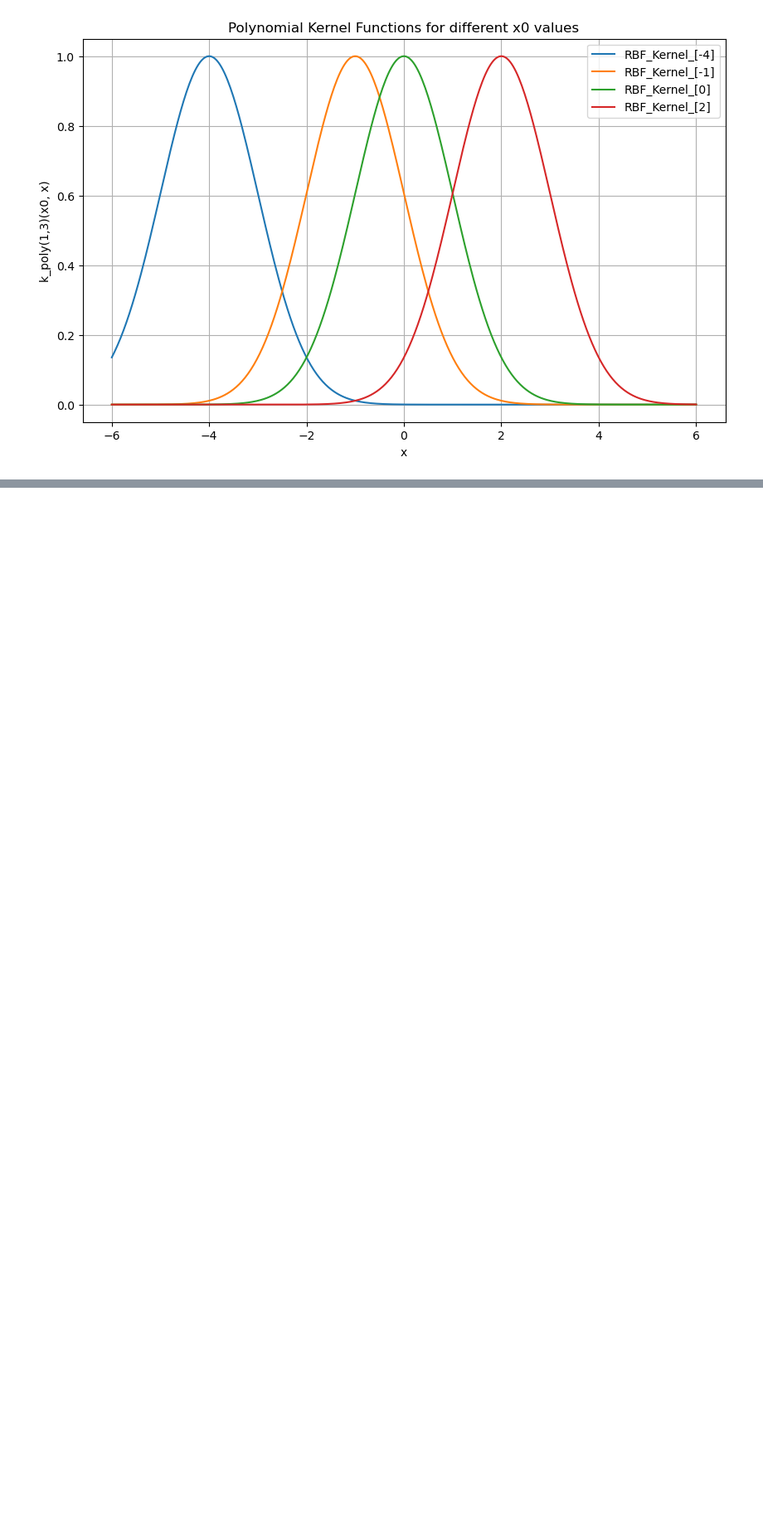
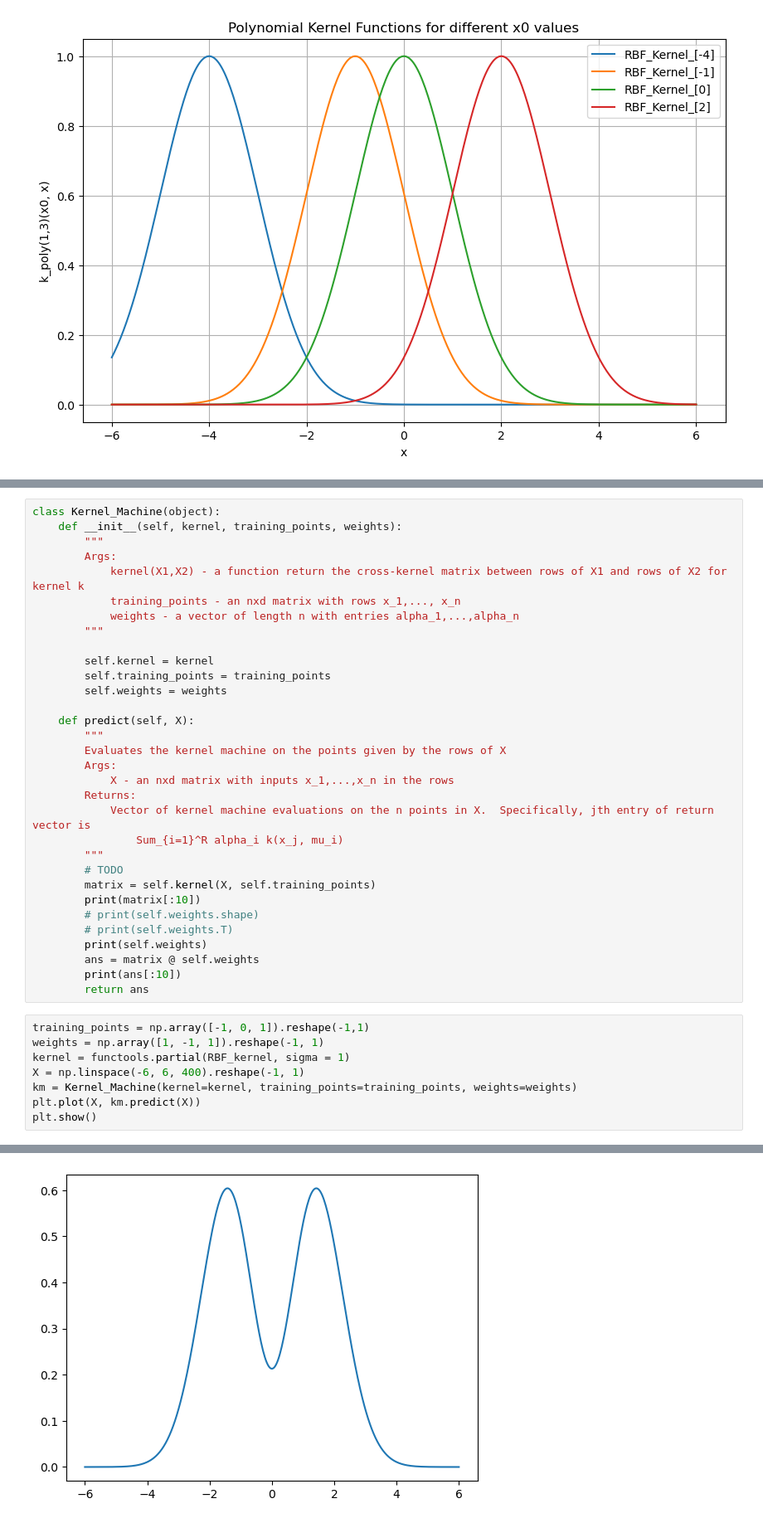
Before and after one commit to HYS20010113/ml_hw2, a Jupyter notebook: hw2/hw2.ipynb, the cells around one changed output, grey strips where cells are left out. Shown at 83% size. Cells and saved outputs as stored; diff of their text form; blank space fills up the shorter version.

```diff
--- a/hw2/hw2.ipynb
+++ b/hw2/hw2.ipynb
@@ -476,0 +475,41 @@ plt.show()
+# %%
+class Kernel_Machine(object):
+    def __init__(self, kernel, training_points, weights):
+        """
+        Args:
+            kernel(X1,X2) - a function return the cross-kernel matrix between rows of X1 and rows of X2 for kernel k
+            training_points - an nxd matrix with rows x_1,..., x_n
+            weights - a vector of length n with entries alpha_1,...,alpha_n
+        """
+
+        self.kernel = kernel
+        self.training_points = training_points
+        self.weights = weights
+
+    def predict(self, X):
+        """
+        Evaluates the kernel machine on the points given by the rows of X
+        Args:
+            X - an nxd matrix with inputs x_1,...,x_n in the rows
+        Returns:
+            Vector of kernel machine evaluations on the n points in X.  Specifically, jth entry of return vector is
+                Sum_{i=1}^R alpha_i k(x_j, mu_i)
+        """
+        # TODO
+        matrix = self.kernel(X, self.training_points)
+        print(matrix[:10])
+        # print(self.weights.shape)
+        # print(self.weights.T)
+        print(self.weights)
+        ans = matrix @ self.weights
+        print(ans[:10])
+        return ans
+# %%
+training_points = np.array([-1, 0, 1]).reshape(-1,1)
+weights = np.array([1, -1, 1]).reshape(-1, 1)
+kernel = functools.partial(RBF_kernel, sigma = 1)
+X = np.linspace(-6, 6, 400).reshape(-1, 1)
+km = Kernel_Machine(kernel=kernel, training_points=training_points, weights=weights)
+plt.plot(X, km.predict(X))
+plt.show()
+# %% [output]
@@ -476,0 +533 @@ plt.show()
+[figure, added]
```
Also changed, not shown: parts of 29 cells of this notebook, 6 other files.
